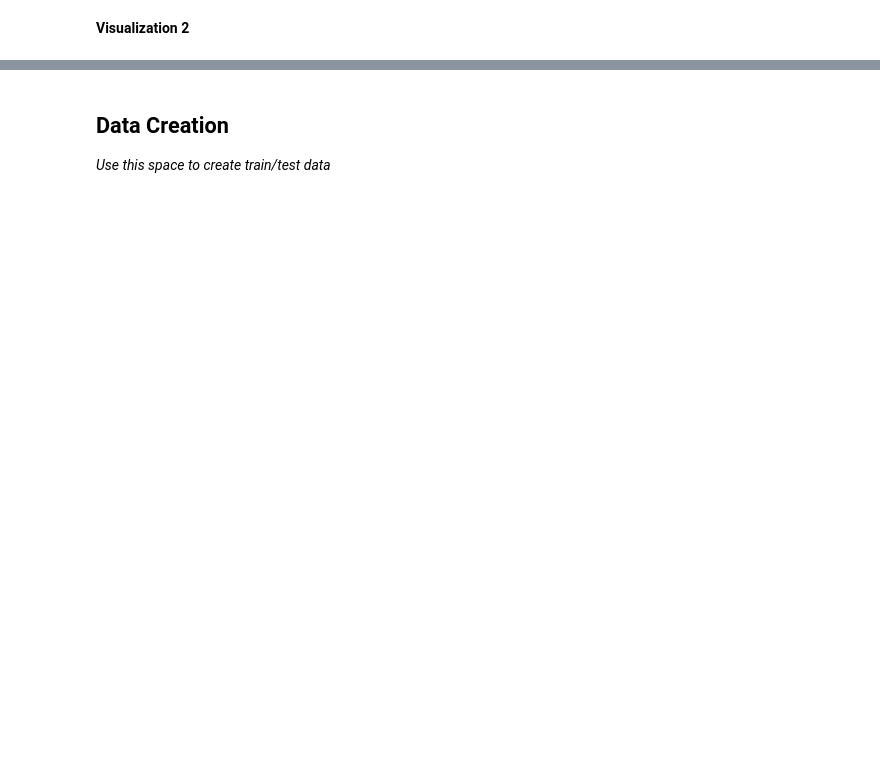
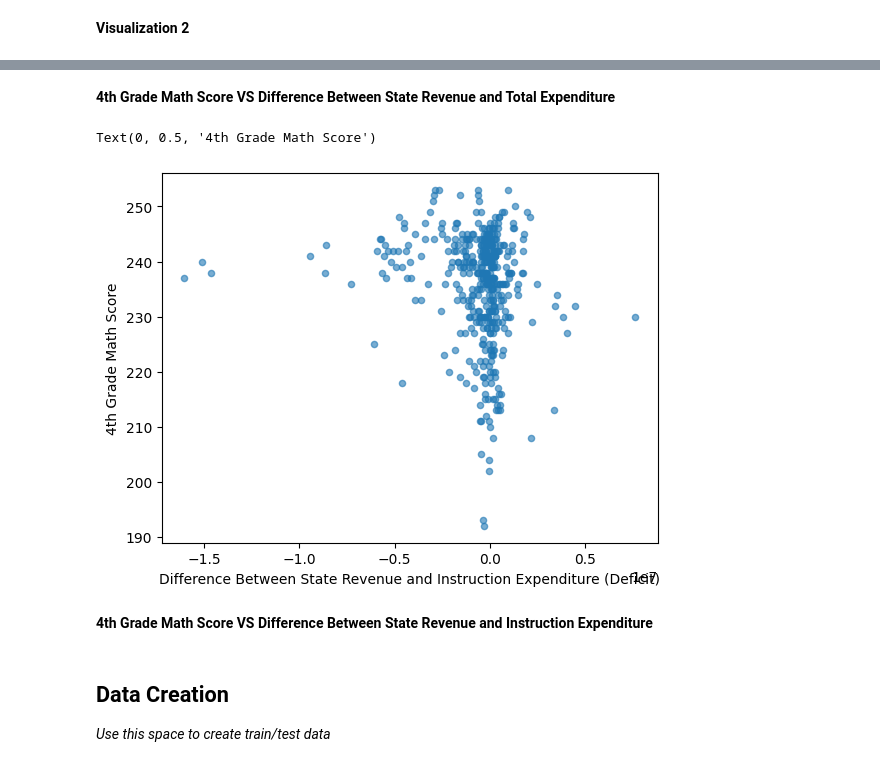
Before and after one commit to ToumaYoneyama/ToumaYoneyama_MDST_tutorial, a Jupyter notebook: tutorial1/checkpoint1.ipynb, the cells around one changed output, grey strips where cells are left out. Saved outputs shown, nothing was run; the diff lists cells and outputs as text; code cells hidden in the pictures; blank space fills up the shorter version.

```diff
--- a/tutorial1/checkpoint1.ipynb
+++ b/tutorial1/checkpoint1.ipynb
@@ -168,3 +182,14 @@ Text(0, 0.5, '4th Grade Math Score')
+# %% [markdown]
+**4th Grade Math Score VS Difference Between State Revenue and Total Expenditure**
+# %%
+df.plot.scatter(x='STATE_REVENUE_VS_INSTRUCTION_EXPENDITURE', y='AVG_MATH_4_SCORE', alpha=0.6)
+plt.xlabel('Difference Between State Revenue and Instruction Expenditure (Deficit)')
+plt.ylabel('4th Grade Math Score')
+# %% [output]
+Text(0, 0.5, '4th Grade Math Score')
+[figure, added]
+# %% [markdown]
+**4th Grade Math Score VS Difference Between State Revenue and Instruction Expenditure**
 # %% [markdown]
 <h2> Data Creation </h2>
 
```
Also changed, not shown: parts of 24 cells of this notebook, 1 other file.
